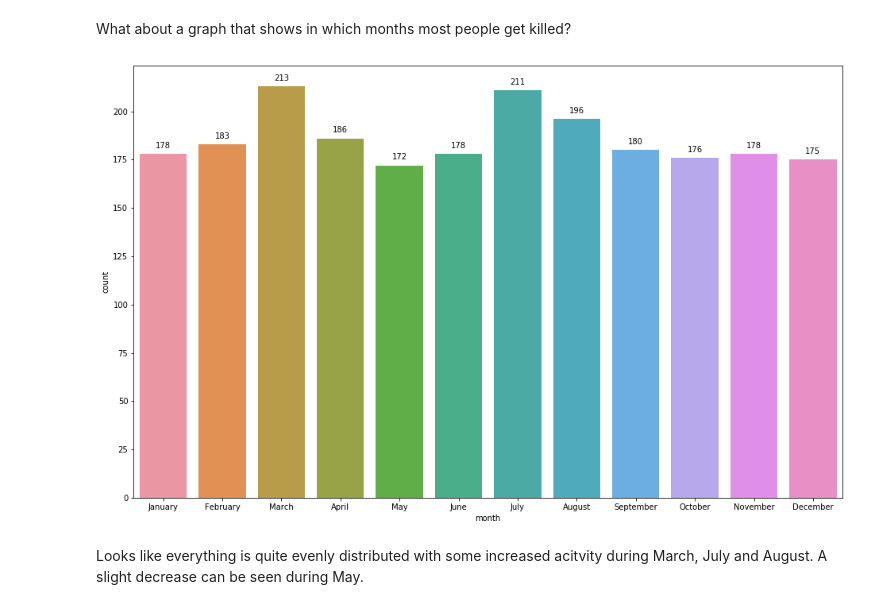
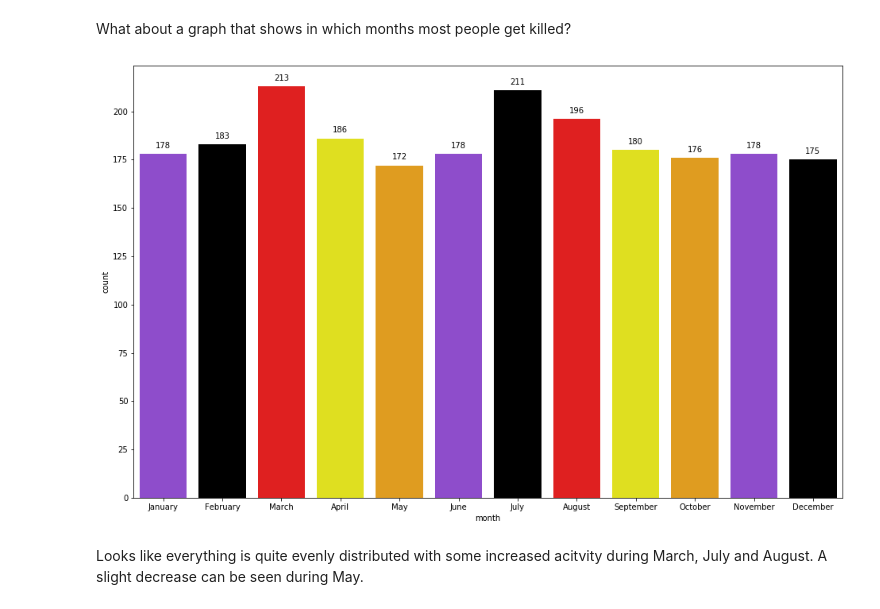
Before and after one commit to awesomealex1/TheCounted, a Jupyter notebook: notebook.ipynb, the cells around one changed output. Saved outputs shown, nothing was run; the diff lists cells and outputs as text; code cells hidden in the pictures.

```diff
--- a/notebook.ipynb
+++ b/notebook.ipynb
@@ -46,7 +46,7 @@ import matplotlib.pyplot as plt
 
 plt.figure(figsize=(16, 10))
 
-color_palette = ["#e31717","#e35724","#e39071","#8c7d7d", "#000000"]
+color_palette = ["#8f38e0","black","red","yellow", "orange"]
 
 ax = sns.countplot(x="armed", hue="classification", data=data, palette=color_palette)
 for p in ax.patches:
@@ -68,19 +68,19 @@ What about a graph that shows in which months most people get killed?
 # %%
 plt.figure(figsize=(16, 10))
 
-ax = sns.countplot(x="month", data=data)
+ax = sns.countplot(x="month", data=data, palette=color_palette)
 for p in ax.patches:
     height = p.get_height()
     label = ""
     if str(height) == "nan":
         height = 0
     ax.text(p.get_x()+p.get_width()/2.,
             height+3,
             int(height),
             ha="center")
 plt.show()
 # %% [output]
-[figure, old version]
+[figure, new version]
 # %% [markdown]
 Looks like everything is quite evenly distributed with some increased acitvity during March, July and August. A slight decrease can be seen during May.
 # %% [markdown]
```
Also changed, not shown: parts of 2 cells of this notebook.
